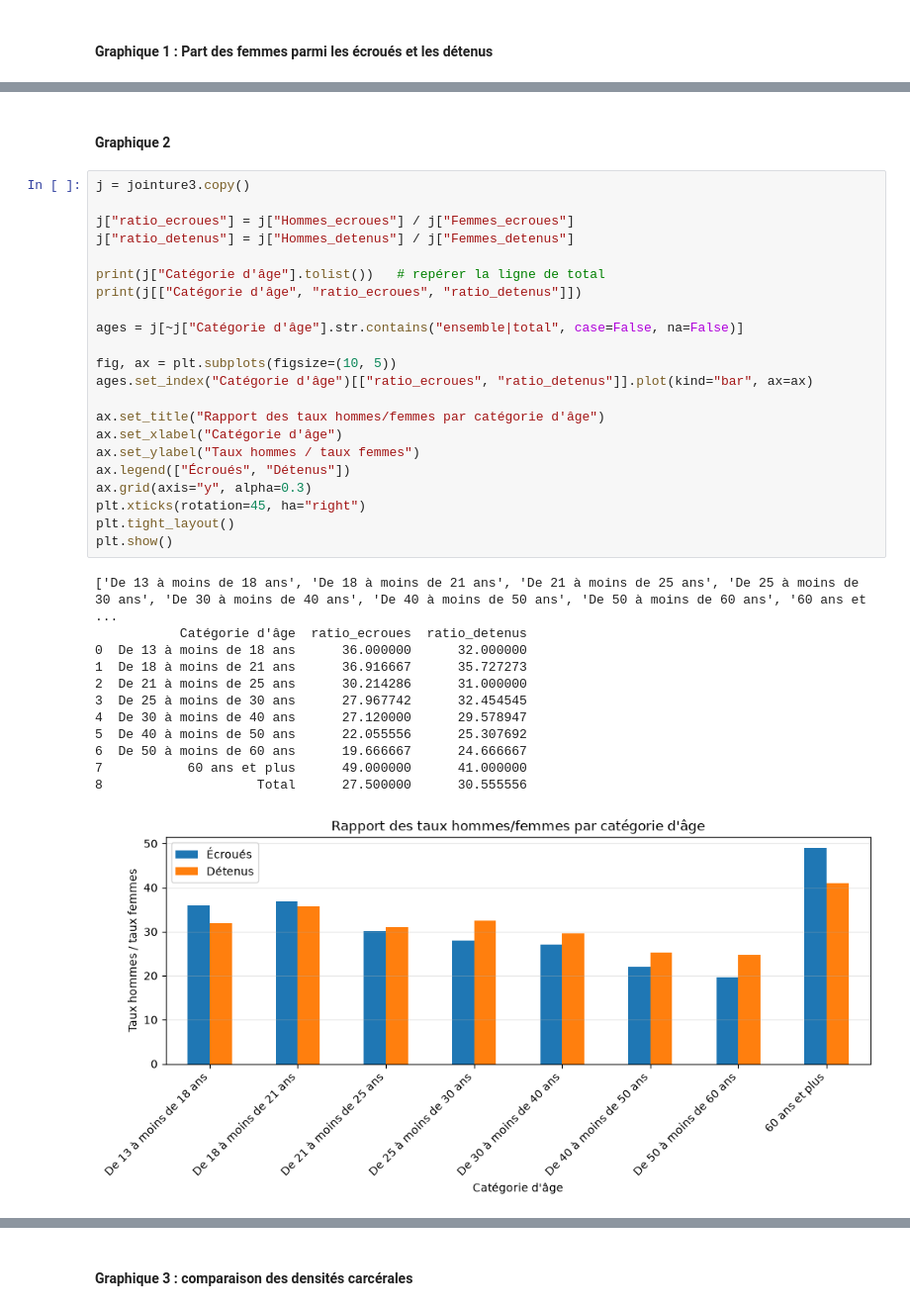
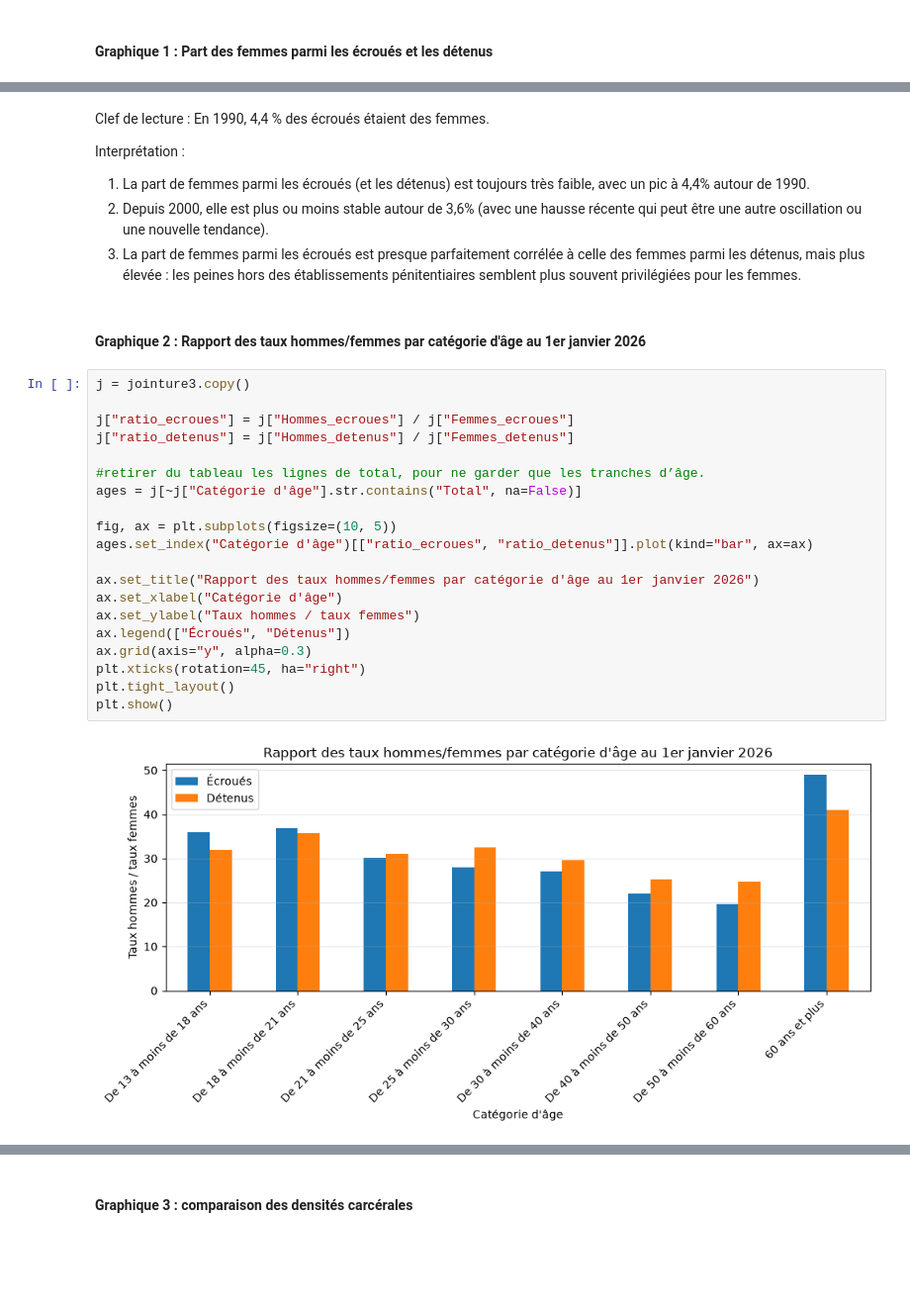
Before and after one commit to lili-dupont/python-for-data-science, a Jupyter notebook: code/notebook.ipynb, the cells around one changed output, grey strips where cells are left out. Shown at 99% size. Saved outputs shown, nothing was run; the diff lists cells and outputs as text; blank space fills up the shorter version.

Commit message:
graphiques 1 et 2 propres et commentés

```diff
--- a/code/notebook.ipynb
+++ b/code/notebook.ipynb
@@ -530,38 +535,32 @@ plt.show()
+# %% [markdown]
+Clef de lecture : En 1990, 4,4 % des écroués étaient des femmes.
+
+Interprétation :
+1. La part de femmes parmi les écroués (et les détenus) est toujours très faible, avec un pic à 4,4% autour de 1990.
+2. Depuis 2000, elle est plus ou moins stable autour de 3,6% (avec une hausse récente qui peut être une autre oscillation ou une nouvelle tendance).
+3. La part de femmes parmi les écroués est presque parfaitement corrélée à celle des femmes parmi les détenus, mais plus élevée : les peines hors des établissements pénitentiaires semblent plus souvent privilégiées pour les femmes.
 # %% [markdown]
-#### Graphique 2
+#### Graphique 2 : Rapport des taux hommes/femmes par catégorie d'âge au 1er janvier 2026
 # %%
 j = jointure3.copy()
 
 j["ratio_ecroues"] = j["Hommes_ecroues"] / j["Femmes_ecroues"]
 j["ratio_detenus"] = j["Hommes_detenus"] / j["Femmes_detenus"]
 
-print(j["Catégorie d'âge"].tolist())   # repérer la ligne de total
-print(j[["Catégorie d'âge", "ratio_ecroues", "ratio_detenus"]])
-
-ages = j[~j["Catégorie d'âge"].str.contains("ensemble|total", case=False, na=False)]
+#retirer du tableau les lignes de total, pour ne garder que les tranches d’âge.
+ages = j[~j["Catégorie d'âge"].str.contains("Total", na=False)]
 
 fig, ax = plt.subplots(figsize=(10, 5))
 ages.set_index("Catégorie d'âge")[["ratio_ecroues", "ratio_detenus"]].plot(kind="bar", ax=ax)
 
-ax.set_title("Rapport des taux hommes/femmes par catégorie d'âge")
+ax.set_title("Rapport des taux hommes/femmes par catégorie d'âge au 1er janvier 2026")
 ax.set_xlabel("Catégorie d'âge")
 ax.set_ylabel("Taux hommes / taux femmes")
 ax.legend(["Écroués", "Détenus"])
 ax.grid(axis="y", alpha=0.3)
 plt.xticks(rotation=45, ha="right")
 plt.tight_layout()
 plt.show()
 # %% [output]
-['De 13 à moins de 18 ans', 'De 18 à moins de 21 ans', 'De 21 à moins de 25 ans', 'De 25 à moins de 30 ans', 'De 30 à moins de 40 ans', 'De 40 à moins de 50 ans', 'De 50 à moins de 60 ans', '60 ans et ...
-           Catégorie d'âge  ratio_ecroues  ratio_detenus
-0  De 13 à moins de 18 ans      36.000000      32.000000
-1  De 18 à moins de 21 ans      36.916667      35.727273
-2  De 21 à moins de 25 ans      30.214286      31.000000
-3  De 25 à moins de 30 ans      27.967742      32.454545
-4  De 30 à moins de 40 ans      27.120000      29.578947
-5  De 40 à moins de 50 ans      22.055556      25.307692
-6  De 50 à moins de 60 ans      19.666667      24.666667
-7           60 ans et plus      49.000000      41.000000
-8                    Total      27.500000      30.555556
-[figure, old version]
+[figure, new version]
 # %% [markdown]
```
Also changed, not shown: parts of 2 cells of this notebook.
